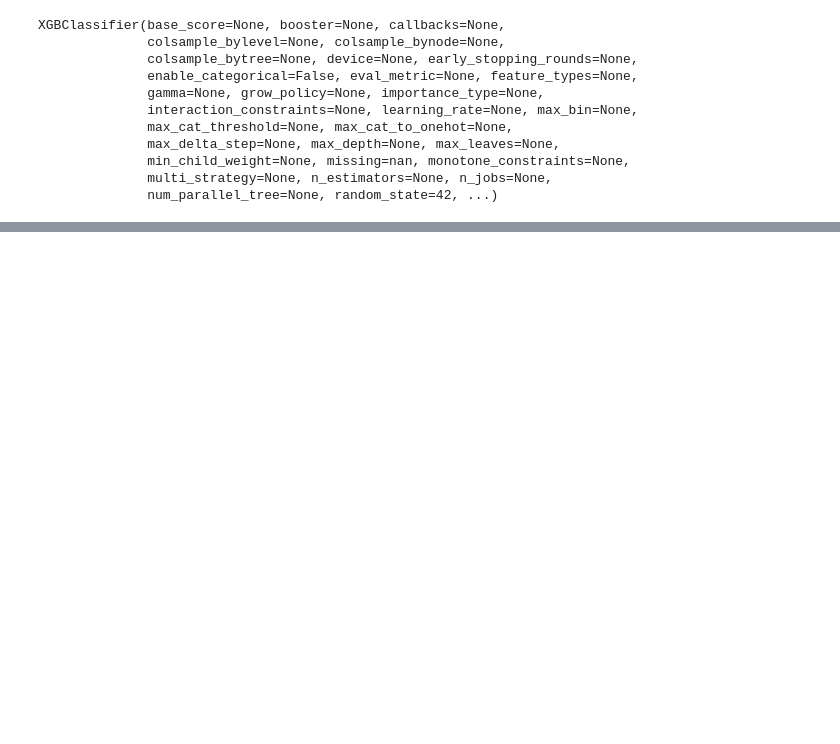
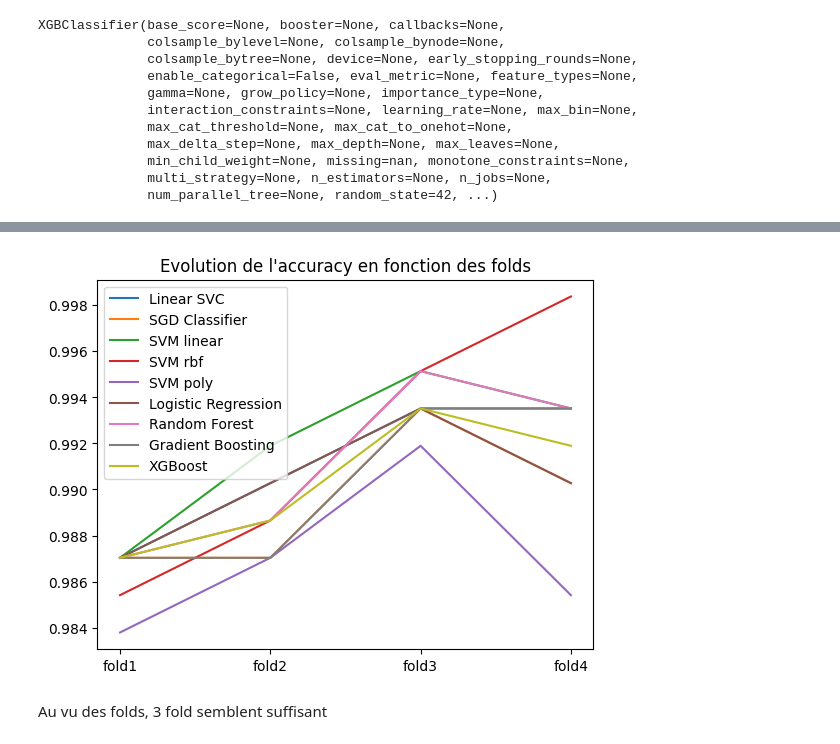
Before and after one commit to mariekrh/SVM, a Jupyter notebook: Projet/Dry_bean.ipynb, the cells around one changed output, grey strips where cells are left out. Saved outputs shown, nothing was run; the diff lists cells and outputs as text; code cells hidden in the pictures; blank space fills up the shorter version.

```diff
--- a/Projet/Dry_bean.ipynb
+++ b/Projet/Dry_bean.ipynb
@@ -727,0 +900,46 @@ F1 Score  : 0.99
+# %%
+#Cross validation
+from sklearn.model_selection import cross_val_score
+
+#LinearSVC
+cvs_l_svc= cross_val_score(l_svc, X_train_sc, y_train, cv=5,scoring='accuracy')
+
+#SGDClassifier
+cvs_sdg = cross_val_score(sdg, X_train_sc, y_train, cv=5,scoring='accuracy')
+
+#SVM avec kernel linéaire
+cvs_svc = cross_val_score(svc, X_train_sc, y_train, cv=5,scoring='accuracy')
+
+#SVM avec noyau RBF
+cvs_rbf_svc = cross_val_score(rbf_svc, X_train_sc, y_train, cv=5,scoring='accuracy')
+
+#SVM avec noyau poly
+cvs_svc_poly = cross_val_score(svc_poly, X_train_sc, y_train, cv=5,scoring='accuracy')
+
+#Regression logistique
+cvs_log_reg = cross_val_score(log_reg, X_train_sc, y_train, cv=5,scoring='accuracy')
+
+#Random Forest
+cvs_rf = cross_val_score(rf, X_train_sc, y_train, cv=5,scoring='accuracy')
+
+#Gradient Boosting
+cvs_gb = cross_val_score(gb, X_train_sc, y_train, cv=5,scoring='accuracy')
+
+#XGBoost
+cvs_xgb = cross_val_score(xgb, X_train_sc, y_train, cv=5,scoring='accuracy')
+# %%
+df_cross = pd.DataFrame(np.transpose(np.c_[cvs_l_svc, cvs_sdg, cvs_svc, cvs_rbf_svc, cvs_svc_poly, cvs_log_reg, cvs_rf, cvs_gb, cvs_xgb]),
+                        columns=['fold1','fold2','fold3','fold4','fold5'])
+#Adding model label
+df_cross['model'] = ['Linear SVC','SGD Classifier','SVM linear','SVM rbf','SVM poly','Logistic Regression','Random Forest','Gradient Boosting','XGBoost']
+
+for row in range(df_cross.shape[0]):
+    plt.plot( df_cross.iloc[row,0:4] ,label=''+str(df_cross.iloc[row,5]))
+
+plt.legend()
+plt.title("Evolution de l'accuracy en fonction des folds")
+plt.show()
+# %% [output]
+[figure, added]
+# %% [markdown]
+Au vu des folds, 3 fold semblent suffisant
```
Also changed, not shown: parts of 29 cells of this notebook.
